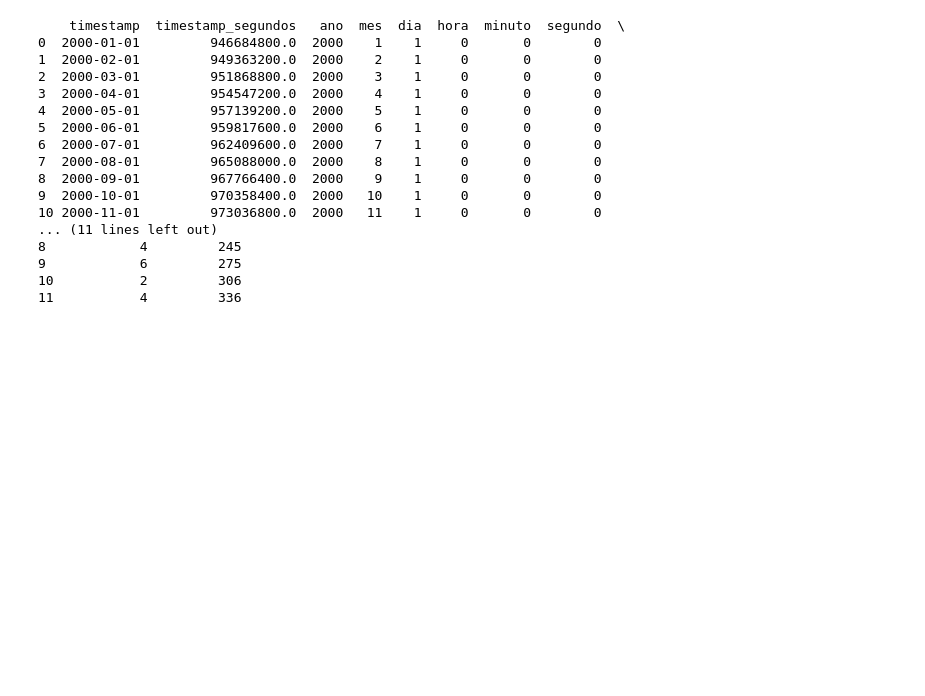
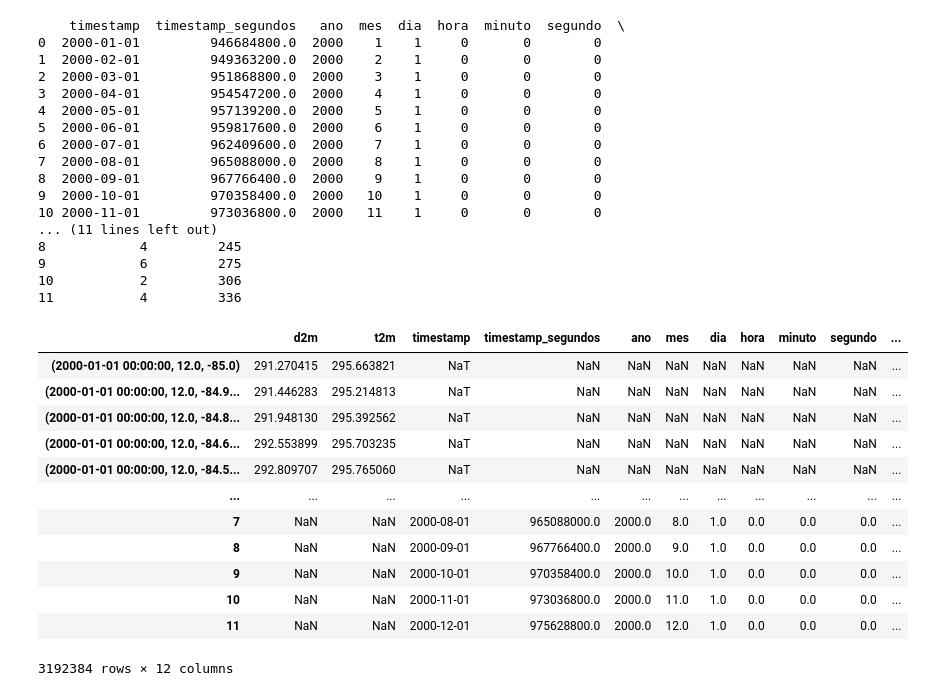
Before and after one commit to Alilson2/Projeto_IA, a Jupyter notebook: Projeto_IA.ipynb, the cells around one changed output. Saved outputs shown, nothing was run; the diff lists cells and outputs as text; code cells hidden in the pictures; blank space fills up the shorter version.

```diff
--- a/Projeto_IA.ipynb
+++ b/Projeto_IA.ipynb
@@ -88,3 +88,29 @@ print(df_tempo)
 9            6         275
 10           2         306
 11           4         336
+# %%
+# Converte o dataset xarray em um DataFrame do pandas
+df_panda = dados.to_dataframe()
+
+# Concatena com outro DataFrame (df_tempo)
+# Se você quer adicionar colunas:
+df = pd.concat([df_panda, df_tempo])
+
+# Se você quer empilhar linhas (um abaixo do outro):
+# df_panda = pd.concat([df_panda, df_tempo], axis=0)
+# Exibe o resultado final
+df
+# %% [output]
+|  | d2m | t2m | timestamp | timestamp_segundos | ano | mes | dia | hora | minuto | segundo | ... |
+| (2000-01-01 00:00:00, 12.0, -85.0) | 291.270415 | 295.663821 | NaT | NaN | NaN | NaN | NaN | NaN | NaN | NaN | ... |
+| (2000-01-01 00:00:00, 12.0, -84.9... | 291.446283 | 295.214813 | NaT | NaN | NaN | NaN | NaN | NaN | NaN | NaN | ... |
+| (2000-01-01 00:00:00, 12.0, -84.8... | 291.948130 | 295.392562 | NaT | NaN | NaN | NaN | NaN | NaN | NaN | NaN | ... |
+| (2000-01-01 00:00:00, 12.0, -84.6... | 292.553899 | 295.703235 | NaT | NaN | NaN | NaN | NaN | NaN | NaN | NaN | ... |
+| (2000-01-01 00:00:00, 12.0, -84.5... | 292.809707 | 295.765060 | NaT | NaN | NaN | NaN | NaN | NaN | NaN | NaN | ... |
+| ... | ... | ... | ... | ... | ... | ... | ... | ... | ... | ... | ... |
+| 7 | NaN | NaN | 2000-08-01 | 965088000.0 | 2000.0 | 8.0 | 1.0 | 0.0 | 0.0 | 0.0 | ... |
+| 8 | NaN | NaN | 2000-09-01 | 967766400.0 | 2000.0 | 9.0 | 1.0 | 0.0 | 0.0 | 0.0 | ... |
+| 9 | NaN | NaN | 2000-10-01 | 970358400.0 | 2000.0 | 10.0 | 1.0 | 0.0 | 0.0 | 0.0 | ... |
+| 10 | NaN | NaN | 2000-11-01 | 973036800.0 | 2000.0 | 11.0 | 1.0 | 0.0 | 0.0 | 0.0 | ... |
+| 11 | NaN | NaN | 2000-12-01 | 975628800.0 | 2000.0 | 12.0 | 1.0 | 0.0 | 0.0 | 0.0 | ... |
+3192384 rows × 12 columns
```
Also changed, not shown: parts of 6 cells of this notebook.
